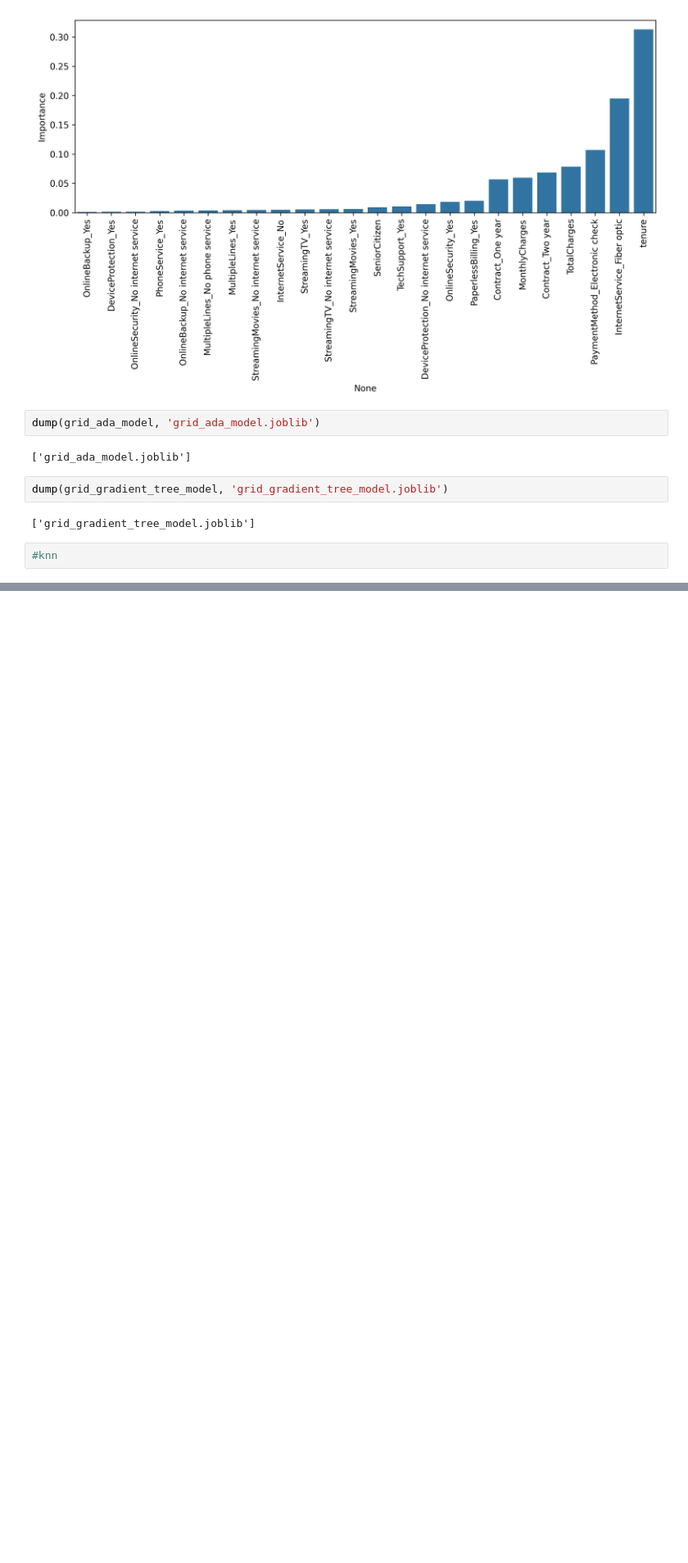
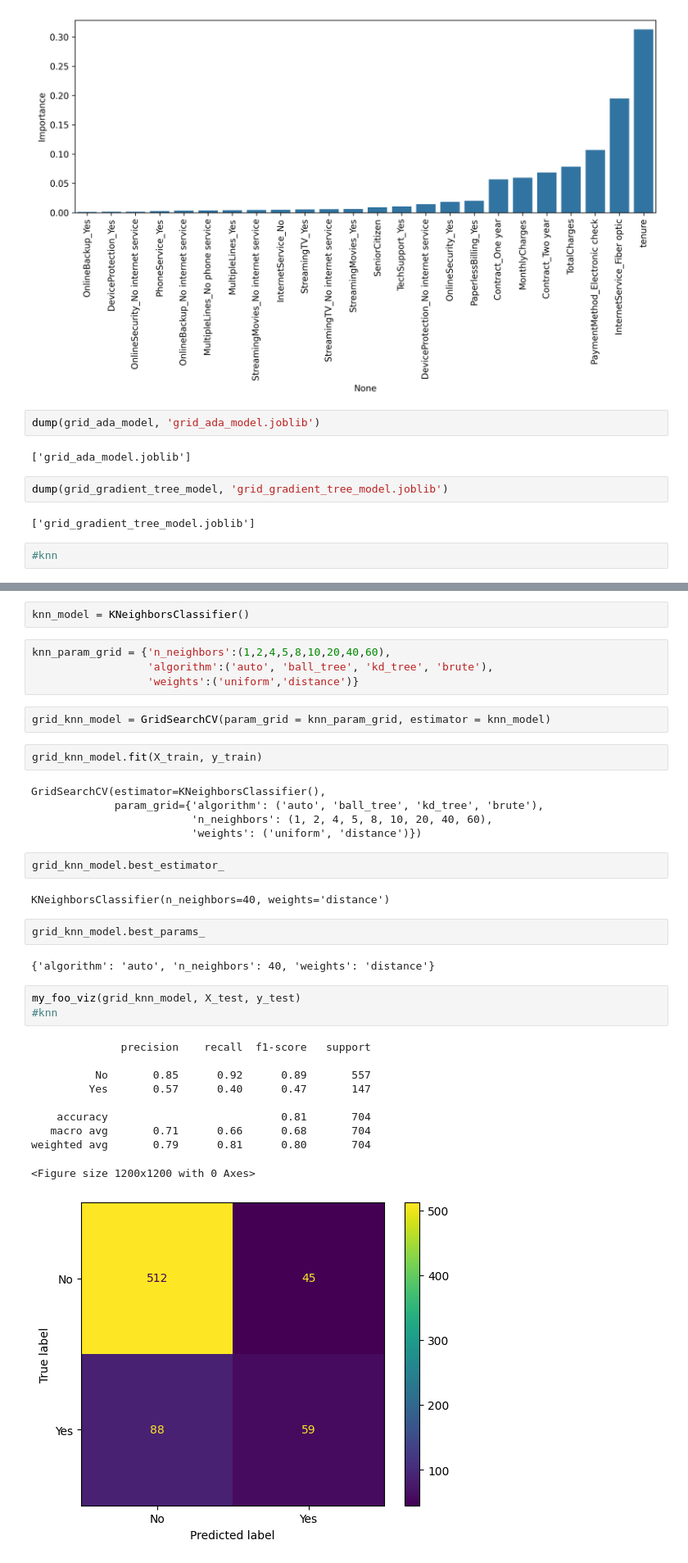
Before and after one commit to KsuriTemniy/SUPlearn, a Jupyter notebook: sup_learn_without_verbose.ipynb, the cells around one changed output, grey strips where cells are left out. Shown at 82% size. Cells and saved outputs as stored; diff of their text form; blank space fills up the shorter version.

Commit message:
added all models except svm

```diff
--- a/sup_learn_without_verbose.ipynb
+++ b/sup_learn_without_verbose.ipynb
@@ -334,0 +337,37 @@ dump(grid_gradient_tree_model, 'grid_gradient_tree_model.joblib')
+# %%
+knn_model = KNeighborsClassifier()
+# %%
+knn_param_grid = {'n_neighbors':(1,2,4,5,8,10,20,40,60),
+                  'algorithm':('auto', 'ball_tree', 'kd_tree', 'brute'),
+                  'weights':('uniform','distance')}
+# %%
+grid_knn_model = GridSearchCV(param_grid = knn_param_grid, estimator = knn_model)
+# %%
+grid_knn_model.fit(X_train, y_train)
+# %% [output]
+GridSearchCV(estimator=KNeighborsClassifier(),
+             param_grid={'algorithm': ('auto', 'ball_tree', 'kd_tree', 'brute'),
+                         'n_neighbors': (1, 2, 4, 5, 8, 10, 20, 40, 60),
+                         'weights': ('uniform', 'distance')})
+# %%
+grid_knn_model.best_estimator_
+# %% [output]
+KNeighborsClassifier(n_neighbors=40, weights='distance')
+# %%
+grid_knn_model.best_params_
+# %% [output]
+{'algorithm': 'auto', 'n_neighbors': 40, 'weights': 'distance'}
+# %%
+my_foo_viz(grid_knn_model, X_test, y_test)
+#knn
+# %% [output]
+              precision    recall  f1-score   support
+
+          No       0.85      0.92      0.89       557
+         Yes       0.57      0.40      0.47       147
+
+    accuracy                           0.81       704
+   macro avg       0.71      0.66      0.68       704
+weighted avg       0.79      0.81      0.80       704
+<Figure size 1200x1200 with 0 Axes>
+[figure, added]
```
Also changed, not shown: parts of 15 cells of this notebook.
